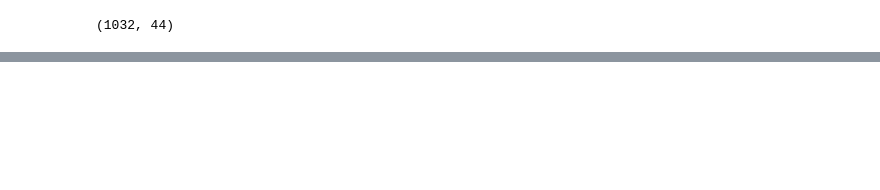
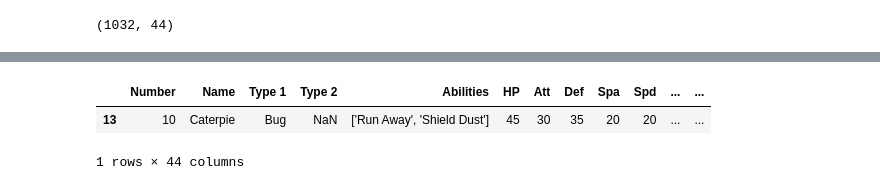
Before and after one commit to wvcode/blog, a Jupyter notebook: posts/data-105/index.ipynb, the cells around one changed output, grey strips where cells are left out. Cells and saved outputs as stored; diff of their text form; code cells hidden in the pictures; blank space fills up the shorter version.

```diff
--- a/posts/data-105/index.ipynb
+++ b/posts/data-105/index.ipynb
@@ -166,0 +300,6 @@ pokemons.shape
+# %%
+pokemons.query("Number < 11 and `Type 1` == 'Bug'")
+# %% [output]
+|  | Number | Name | Type 1 | Type 2 | Abilities | HP | Att | Def | Spa | Spd | ... | ... |
+| 13 | 10 | Caterpie | Bug | NaN | ['Run Away', 'Shield Dust'] | 45 | 30 | 35 | 20 | 20 | ... | ... |
+1 rows × 44 columns
```
Also changed, not shown: parts of 42 cells of this notebook, 2 other files.
